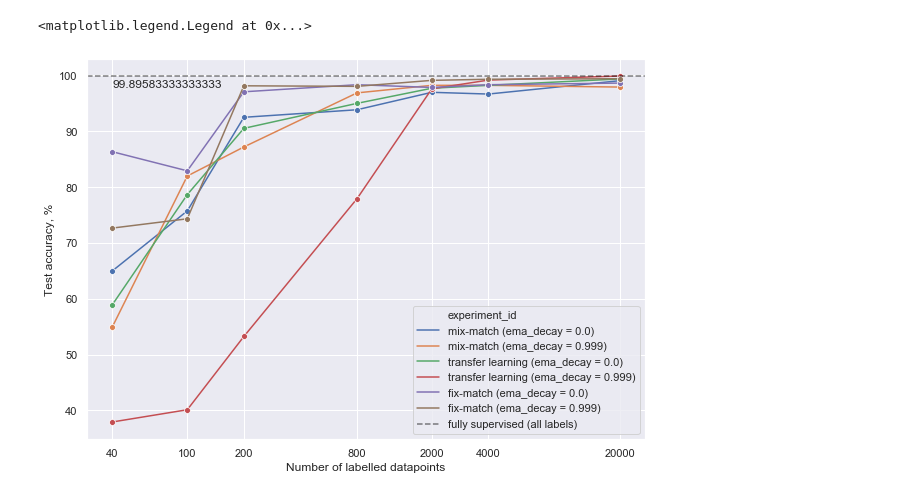
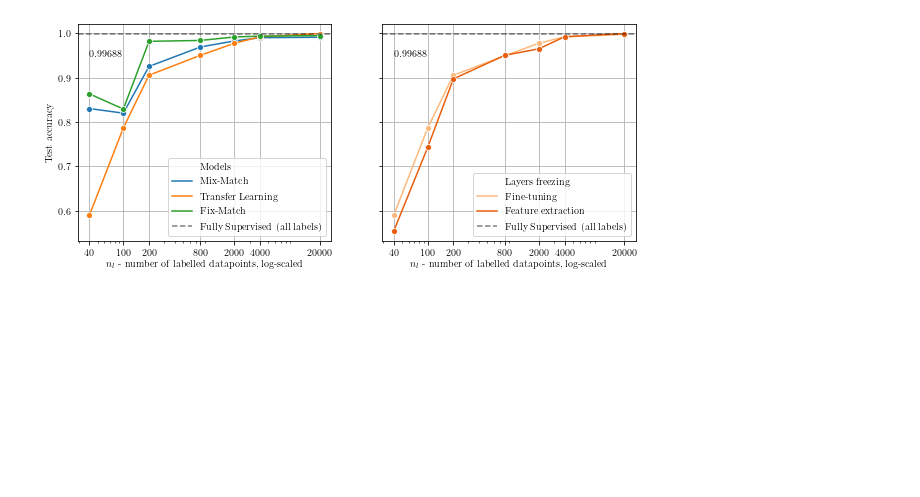
Before and after one commit to Valentyn1997/oct-diagn-semi-supervised, a Jupyter notebook: notebooks/01_experiments.ipynb, the cells around one changed output. Saved outputs shown, nothing was run; the diff lists cells and outputs as text; code cells hidden in the pictures; blank space fills up the shorter version.

```diff
--- a/notebooks/01_experiments.ipynb
+++ b/notebooks/01_experiments.ipynb
@@ -88,16 +130,35 @@ plt.legend()
-# %%
-fig, ax = plt.subplots(1, 1, figsize = (10, 7))
-
-sns.lineplot(x="params.n_labels_train", y="value", hue="experiment_id",
-             data=grouped_max[grouped_max['agg'] == 'max'], marker='o', ax=ax)
-ax.set_xscale('log')
-ax.set_xticks(sorted(grouped_max['params.n_labels_train'].unique()))
-ax.get_xaxis().set_major_formatter(matplotlib.ticker.ScalarFormatter())
-ax.axhline(best_full_supervised_acc, alpha=0.5, color='black', linestyle='--', label='fully supervised (all labels)')
-ax.text(40, best_full_supervised_acc-2, f'{best_full_supervised_acc}')
-ax.set_xlabel('Number of labelled datapoints')
-ax.set_ylabel('Test accuracy, %')
-plt.legend()
-# %% [output]
-<matplotlib.legend.Legend at 0x...>
-[figure, removed]
+# %%
+fig, ax = plt.subplots(1, 2, figsize = (10, 4), sharey = True)
+g = sns.lineplot(x="params.n_labels_train", y="value", hue="experiment_id",
+                 data=grouped_max[grouped_max['agg'] == 'max'], marker='o', ax=ax[0])
+ax[0].axhline(best_full_supervised_acc, alpha=0.5, color='black', linestyle='--', label='Fully Supervised (all labels)')
+ax[0].text(40, best_full_supervised_acc-0.05, f'{best_full_supervised_acc:.5f}')
+ax[0].set_xscale('log')
+ax[0].set_xticks(sorted(grouped_max['params.n_labels_train'].unique()))
+
+ax[0].get_xaxis().set_major_formatter(ScalarFormatter())
+
+ax[0].set_xlabel('$n_l$ - number of labelled datapoints, log-scaled')
+ax[0].set_ylabel('Test accuracy')
+
+ax[0].legend().texts[0].set_text("Models")
+
+g = sns.lineplot(x="params.n_labels_train", y="value", hue=param_name, palette="Oranges",
+                 data=transfer_max, marker='o', ax=ax[1])
+ax[1].axhline(best_full_supervised_acc, alpha=0.5, color='black', linestyle='--', label='Fully Supervised (all labels)')
+ax[1].text(40, best_full_supervised_acc-0.05, f'{best_full_supervised_acc:.5f}')
+ax[1].set_xscale('log')
+ax[1].set_xticks(sorted(transfer_max['params.n_labels_train'].unique()))
+
+ax[1].get_xaxis().set_major_formatter(ScalarFormatter())
+
+ax[1].set_xlabel('$n_l$ - number of labelled datapoints, log-scaled')
+ax[1].set_ylabel('Test accuracy')
+
+ax[1].legend().texts[0].set_text("Layers freezing")
+
+ax[0].grid()
+ax[1].grid()
+plt.savefig(f'{FIGURES_PATH}/performances.pdf')
+# %% [output]
+[figure, added]
```
Also changed, not shown: parts of 27 cells of this notebook, 11 other files.
